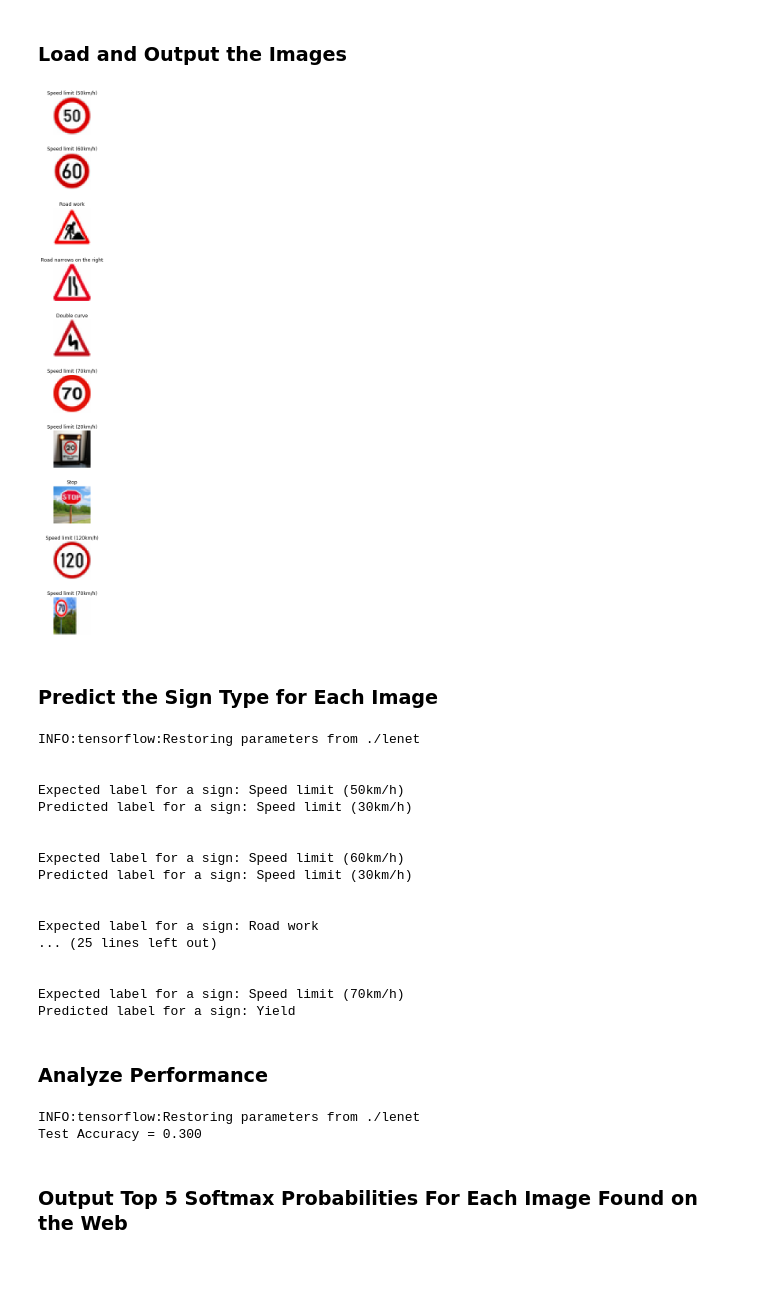
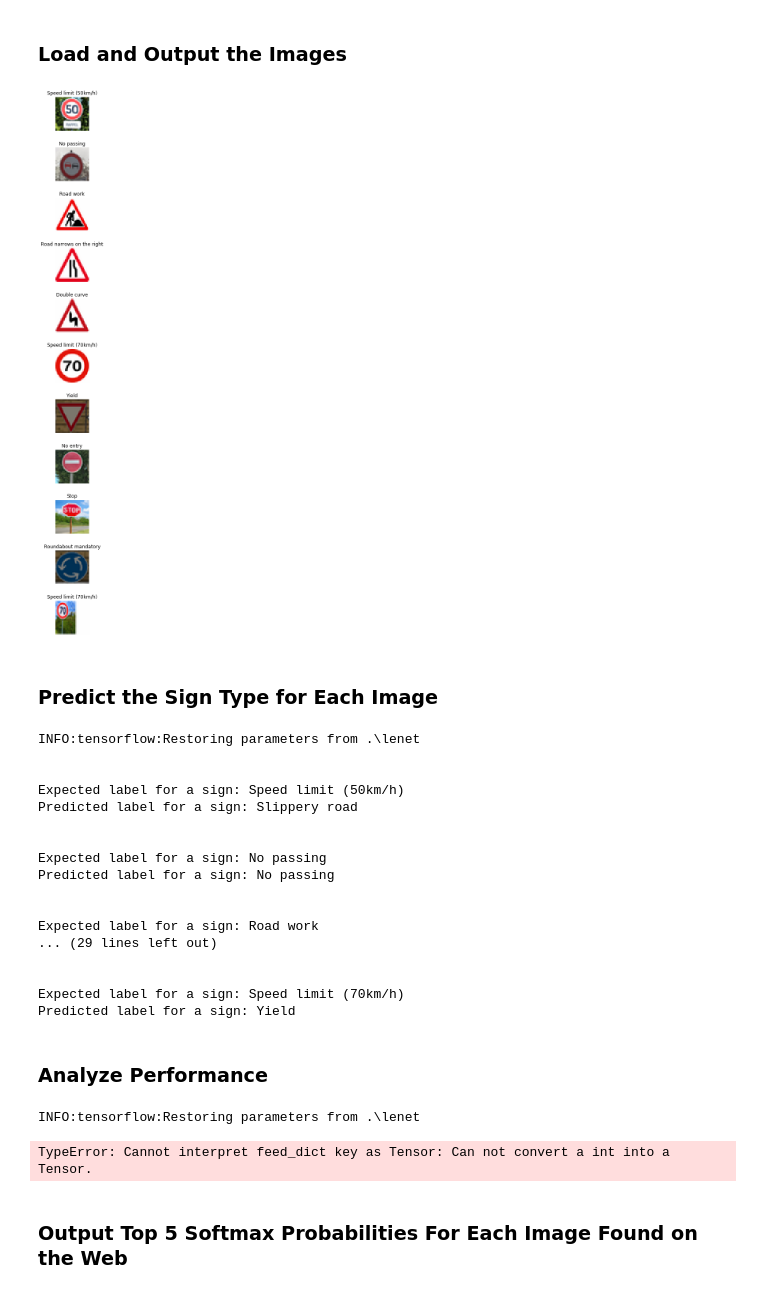
Before and after one commit to rbiegacz/Udacity-CarND, a Jupyter notebook: CarND-Traffic-Sign-Classifier-Project-master/Traffic_Sign_Classifier.ipynb, the cells around one changed output. Cells and saved outputs as stored; diff of their text form; code cells hidden in the pictures.

```diff
--- a/CarND-Traffic-Sign-Classifier-Project-master/Traffic_Sign_Classifier.ipynb
+++ b/CarND-Traffic-Sign-Classifier-Project-master/Traffic_Sign_Classifier.ipynb
@@ -413,14 +413,15 @@ sets imply underfitting. A high accuracy on the training set but low accuracy on
 # %%
 from sklearn.utils import shuffle
 
-train_model = True
+train_model = False
+
+BATCH_SIZE = 100
 
 if train_model:
     X_train_input = X_train_normalized
     y_train_input = y_train
 
     EPOCHS = 30
-    BATCH_SIZE = 100
     best_validation_accuracy = 0
 
     #X_train = X_train_gray
@@ -495,7 +478,7 @@ import glob
 
 # the NN model expects pictures in 32x32x1 format
 size = 32, 32
-original_pics = ['sign1', 'sign2', 'sign3', 'sign4', 'sign5', 'sign6', 'sign7', 'sign9', 'sign10', 'sign11']
+original_pics = ['sign1', 'sign2', 'sign3', 'sign4', 'sign5', 'sign6', 'sign7', 'sign8', 'sign9', 'sign10', 'sign11']
 test_pics = []
 shape_color = (len(original_pics), size[0], size[1], 3)
 shape_gray = (len(original_pics), size[0], size[1])
@@ -504,8 +487,7 @@ X_mysigns_color = np.zeros(shape_color)
 X_mysigns_gray = np.zeros(shape_gray)
 
 # defining lables for the test images
-y_mysigns = np.array([2, 3, 25, 24, 21, 4, 0, 14, 8, 4])
-
+y_mysigns = np.array([2, 9, 25, 24, 21, 4, 13, 17, 14, 40, 4])
 
 def convert_images(pictures):
     for pic in pictures:
@@ -547,35 +529,35 @@ def transform_images(pictures):
     X_mysigns_color = np.zeros(shape_color)
     j = 0
     for pic in pictures:
         im = Image.open(pic)
         rgb_im = im.convert('RGBA')
         pixels = list(rgb_im.getdata())
         pixels = np.array(pixels).reshape(im.size[0], im.size[1], 4)
         data_rgb = pixels[:,:,:3]
         X_mysigns_color[j]=data_rgb
         X_mysigns_color[j] = (X_mysigns_color[j].astype('float32'))/256
         j = j + 1
     return X_mysigns_color
 
 
 convert_images(original_pics)
 #X_mysigns_gray = convert_gray(test_pics)
 X_mysigns_color = transform_images(test_pics)
 
 # Display original images
 # display_images()
 
 # Display pre-processed color images
-fig, axs = plt.subplots(10, 1, figsize=(25, 25))
+fig, axs = plt.subplots(11, 1, figsize=(25, 25))
 fig.subplots_adjust(hspace = .5, wspace=.05)
 axs = axs.ravel()
 for i in range(0, len(X_mysigns_color)):
     image = X_mysigns_color[i]
     axs[i].axis('off')
     axs[i].imshow(image)
     axs[i].set_title(labels["{}".format(y_mysigns[i])])
 # %% [output]
-[figure, old version]
+[figure, new version]
 # %% [markdown]
 
 ### Predict the Sign Type for Each Image
@@ -601,19 +583,19 @@ for x in range(0, x_len):
     print("Predicted label for a sign: {}".format(labels["{}".format(b)]))
     print("\n")
 # %% [output]
-INFO:tensorflow:Restoring parameters from ./lenet
+INFO:tensorflow:Restoring parameters from .\lenet
 
 
 Expected label for a sign: Speed limit (50km/h)
-Predicted label for a sign: Speed limit (30km/h)
+Predicted label for a sign: Slippery road
 
 
-Expected label for a sign: Speed limit (60km/h)
-Predicted label for a sign: Speed limit (30km/h)
+Expected label for a sign: No passing
+Predicted label for a sign: No passing
 
 
 Expected label for a sign: Road work
-... (25 lines left out)
+... (29 lines left out)
 
 
 Expected label for a sign: Speed limit (70km/h)
@@ -630,8 +612,8 @@ with tf.Session() as sess:
     test_accuracy = evaluate(X_mysigns, y_mysigns)
     print("Test Accuracy = {:.3f}".format(test_accuracy))
 # %% [output]
-INFO:tensorflow:Restoring parameters from ./lenet
-Test Accuracy = 0.300
+INFO:tensorflow:Restoring parameters from .\lenet
+TypeError: Cannot interpret feed_dict key as Tensor: Can not convert a int into a Tensor.
 # %% [markdown]
 ### Output Top 5 Softmax Probabilities For Each Image Found on the Web
 # %% [markdown]
```
Also changed, not shown: parts of 5 cells of this notebook.
